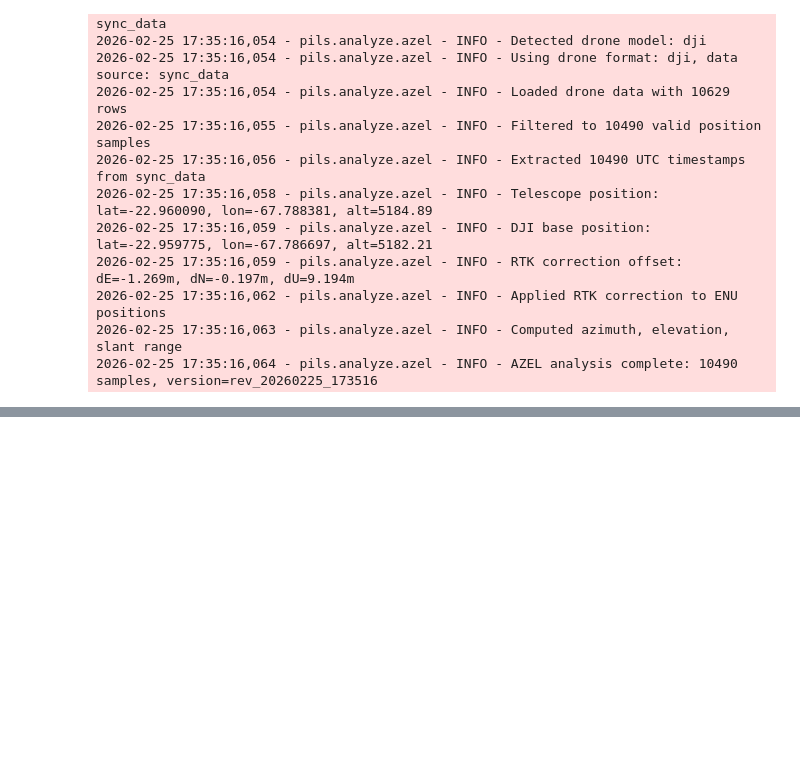
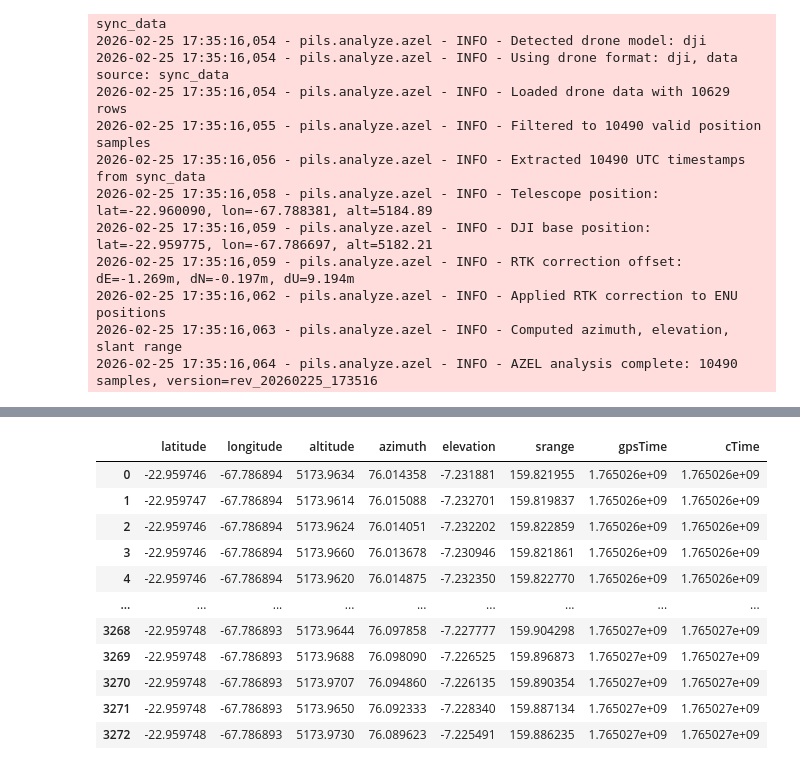
Before and after one commit to POLOCALC/pils, a Jupyter notebook: examples/loader.ipynb, the cells around one changed output, grey strips where cells are left out. Cells and saved outputs as stored; diff of their text form; code cells hidden in the pictures; blank space fills up the shorter version.

```diff
--- a/examples/loader.ipynb
+++ b/examples/loader.ipynb
@@ -687,0 +686,86 @@ AZELVersion(version_name='rev_20260225_173516', azel_data=shape: (10_490, 4)
+# %%
+import numpy as np
+import pandas as pd
+import datetime
+import pymap3d as pm
+from pils.sensors import Emlid
+
+
+def load_drone_data(drone_file):
+    drone_data = pd.read_csv(drone_file, low_memory=False)
+    if not bool([k for k in drone_data.columns if "RTK" in k]):
+        return None
+    else:
+        ind = drone_data["IMUCalcs(0):Lat:C"].notna() & drone_data["RTKdata:Lat_P"] != 0
+        drone_data = drone_data[ind].reset_index(drop=True)
+        ind_refresh = drone_data["RTKdata:Lat_P"].diff(periods=1) != 0
+        drone_data = drone_data[ind_refresh]
+        return drone_data
+
+
+# --- parameters ---
+drone_file         = "/mnt/data/POLOCALC/campaigns/202511/20251206/flight_20251206_1304/drone/20251206_130358_drone.csv"
+dji_broadcast_geod = {'lat': -22.9597732, 'lon': -67.7866847, 'alt': 5173.020}
+timezone           = -1
+dsys               = True
+# ------------------
+
+# Load EMLID reference positions
+emlid = Emlid(flight)
+ref_data = emlid.load_data(telescope_name="SATP1")
+telescope_geod = ref_data["telescope"].row(0, named=True)
+base_geod      = ref_data["base"]["dji"].row(0, named=True)
+
+obs_lat, obs_lon, obs_alt = telescope_geod['lat'], telescope_geod['lon'], telescope_geod['alt']
+
+print(f"Telescope: lat={obs_lat:.7f}, lon={obs_lon:.7f}, alt={obs_alt:.3f}")
+print(f"Base (EMLID): lat={base_geod['lat']:.7f}, lon={base_geod['lon']:.7f}, alt={base_geod['alt']:.3f}")
+print(f"Base (DJI broadcast): lat={dji_broadcast_geod['lat']:.7f}, lon={dji_broadcast_geod['lon']:.7f}, alt={dji_broadcast_geod['alt']:.3f}")
+
+drone_data = load_drone_data(drone_file)
+
+corr_timezone = datetime.timedelta(hours=1) * timezone
+ymd_str = drone_data["GPS:Date"].astype(int).astype(str)
+hms_str = drone_data["GPS:Time"].astype(int).astype(str)
+clock = drone_data["Clock:offsetTime"].reset_index(drop=True)
+timestamps_str = ymd_str + hms_str
+
+gps_time = pd.Series(
+    [(datetime.datetime.strptime(tst, "%Y%m%d%H%M%S") - corr_timezone).timestamp() for tst in timestamps_str],
+    name="GPSTime"
+)
+
+tags = np.where(np.diff(gps_time) > 0.5)[0] + 1
+ctime = clock + np.mean(gps_time[tags] - clock[tags])
+
+if dsys:
+    # RTK correction: offset between actual base (EMLID) and broadcast base (DJI)
+    delta_e, delta_n, delta_u = pm.geodetic2enu(
+        base_geod['lat'], base_geod['lon'], base_geod['alt'],
+        dji_broadcast_geod['lat'], dji_broadcast_geod['lon'], dji_broadcast_geod['alt']
+    )
+    obs_lat_corr, obs_lon_corr, obs_alt_corr = pm.enu2geodetic(delta_e, delta_n, delta_u, obs_lat, obs_lon, obs_alt)
+    print(f"RTK correction offset: dE={delta_e:.3f}m, dN={delta_n:.3f}m, dU={delta_u:.3f}m")
+else:
+    obs_lat_corr, obs_lon_corr, obs_alt_corr = obs_lat, obs_lon, obs_alt
+
+lon_drone = drone_data["RTKdata:Lon_P"].values
+lat_drone = drone_data["RTKdata:Lat_P"].values
+alt_drone = drone_data["RTKdata:Hmsl_P"].values
+
+E, N, U = pm.geodetic2enu(lat_drone, lon_drone, alt_drone, obs_lat_corr, obs_lon_corr, obs_alt_corr)
+az, el, srange = pm.enu2aer(E, N, U)
+
+df_ref = pd.DataFrame({
+    "latitude":  lat_drone,
+    "longitude": lon_drone,
+    "altitude":  alt_drone,
+    "azimuth":   az,
+    "elevation": el,
+    "srange":    srange,
+    "gpsTime":   gps_time.values,
+    "cTime":     ctime.values,
+})
+
+df_ref
+# %% [output]
@@ -687,0 +776,12 @@ AZELVersion(version_name='rev_20260225_173516', azel_data=shape: (10_490, 4)
+|  | latitude | longitude | altitude | azimuth | elevation | srange | gpsTime | cTime |
+| 0 | -22.959746 | -67.786894 | 5173.9634 | 76.014358 | -7.231881 | 159.821955 | 1.765026e+09 | 1.765026e+09 |
+| 1 | -22.959747 | -67.786894 | 5173.9614 | 76.015088 | -7.232701 | 159.819837 | 1.765026e+09 | 1.765026e+09 |
+| 2 | -22.959746 | -67.786894 | 5173.9624 | 76.014051 | -7.232202 | 159.822859 | 1.765026e+09 | 1.765026e+09 |
+| 3 | -22.959746 | -67.786894 | 5173.9660 | 76.013678 | -7.230946 | 159.821861 | 1.765026e+09 | 1.765026e+09 |
+| 4 | -22.959746 | -67.786894 | 5173.9620 | 76.014875 | -7.232350 | 159.822770 | 1.765026e+09 | 1.765026e+09 |
+| ... | ... | ... | ... | ... | ... | ... | ... | ... |
+| 3268 | -22.959748 | -67.786893 | 5173.9644 | 76.097858 | -7.227777 | 159.904298 | 1.765027e+09 | 1.765027e+09 |
+| 3269 | -22.959748 | -67.786893 | 5173.9688 | 76.098090 | -7.226525 | 159.896873 | 1.765027e+09 | 1.765027e+09 |
+| 3270 | -22.959748 | -67.786893 | 5173.9707 | 76.094860 | -7.226135 | 159.890354 | 1.765027e+09 | 1.765027e+09 |
+| 3271 | -22.959748 | -67.786893 | 5173.9650 | 76.092333 | -7.228340 | 159.887134 | 1.765027e+09 | 1.765027e+09 |
+| 3272 | -22.959748 | -67.786893 | 5173.9730 | 76.089623 | -7.225491 | 159.886235 | 1.765027e+09 | 1.765027e+09 |
```
Also changed, not shown: parts of 5 cells of this notebook, 6 other files.
